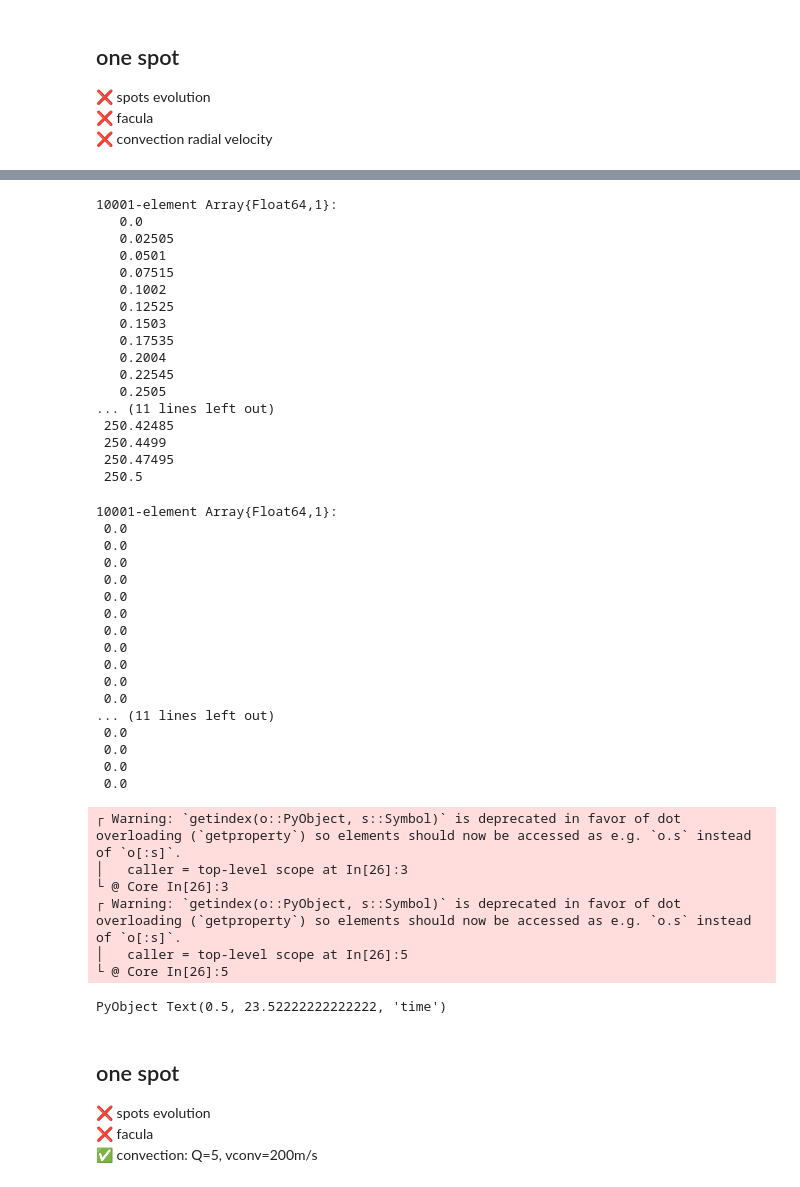
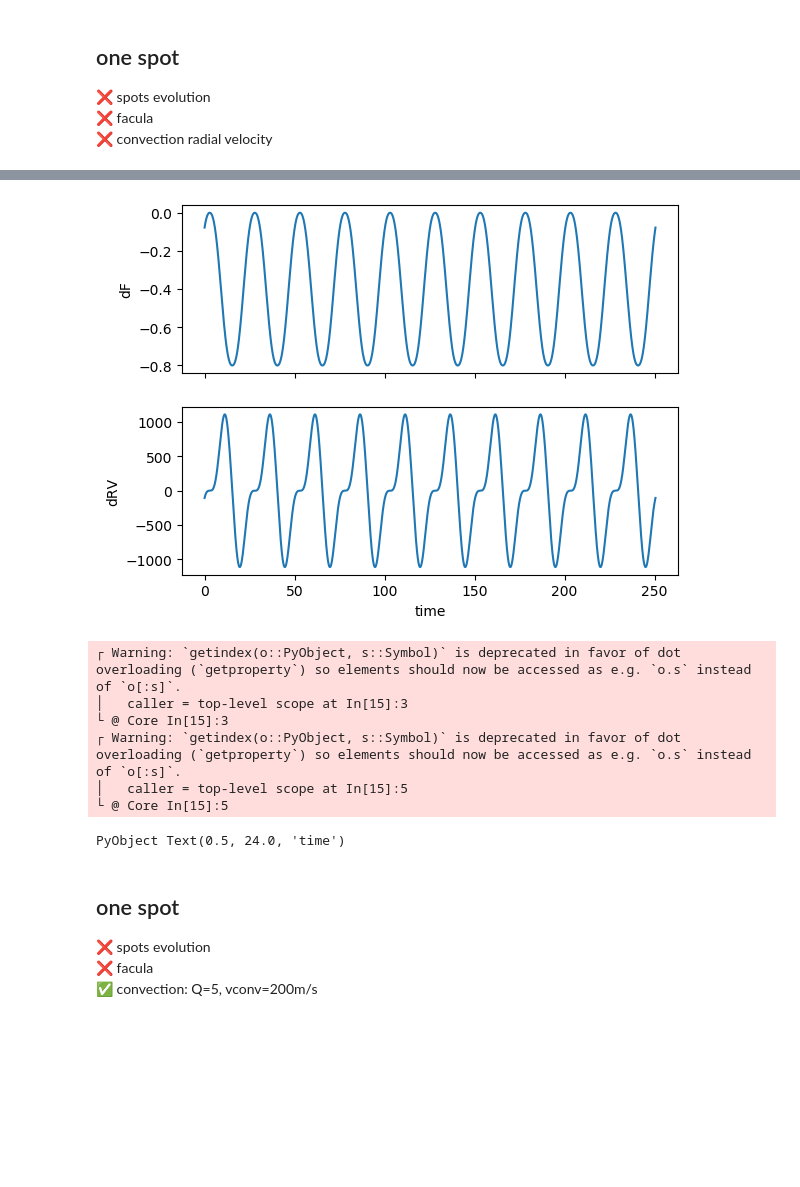
Before and after one commit to Li-Yangyang/Jspot, a Jupyter notebook: exmaple/examples.ipynb, the cells around one changed output, grey strips where cells are left out. Cells and saved outputs as stored; diff of their text form; code cells hidden in the pictures; blank space fills up the shorter version.

```diff
--- a/exmaple/examples.ipynb
+++ b/exmaple/examples.ipynb
@@ -58,63 +40,22 @@ dF, dRV, BIS = simulation(structs;nper=10, comb=true)
 # %%
 using PyPlot
-# %%
-tmin = 0.0
-tmax = 25.05 * 10
-t = Array(tmin:25.05/1000:tmax)
-# %% [output]
-10001-element Array{Float64,1}:
-   0.0
-   0.02505
-   0.0501
-   0.07515
-   0.1002
-   0.12525
-   0.1503
-   0.17535
-   0.2004
-   0.22545
-   0.2505
-... (11 lines left out)
- 250.42485
- 250.4499
- 250.47495
- 250.5
-# %%
-vec(dF)
-# %% [output]
-10001-element Array{Float64,1}:
- 0.0
- 0.0
- 0.0
- 0.0
- 0.0
- 0.0
- 0.0
- 0.0
- 0.0
- 0.0
- 0.0
-... (11 lines left out)
- 0.0
- 0.0
- 0.0
- 0.0
 # %%
-pygui(true)
+#pygui(true)
 fig, ax = subplots(2,1, sharex = true)
 ax[1,1][:plot](t, transpose(dF))
 ax[1,1].set_ylabel("dF")
 ax[2,1][:plot](t, transpose(dRV))
 ax[2,1].set_ylabel("dRV")
 ax[2,1].set_xlabel("time")
 # %% [output]
+[figure, added]
 ┌ Warning: `getindex(o::PyObject, s::Symbol)` is deprecated in favor of dot overloading (`getproperty`) so elements should now be accessed as e.g. `o.s` instead of `o[:s]`.
-│   caller = top-level scope at In[26]:3
-└ @ Core In[26]:3
+│   caller = top-level scope at In[15]:3
+└ @ Core In[15]:3
 ┌ Warning: `getindex(o::PyObject, s::Symbol)` is deprecated in favor of dot overloading (`getproperty`) so elements should now be accessed as e.g. `o.s` instead of `o[:s]`.
-│   caller = top-level scope at In[26]:5
-└ @ Core In[26]:5
+│   caller = top-level scope at In[15]:5
+└ @ Core In[15]:5
-PyObject Text(0.5, 23.52222222222222, 'time')
+PyObject Text(0.5, 24.0, 'time')
 # %% [markdown]
 ## one spot
 ❌ spots evolution <br>
```
Also changed, not shown: parts of 19 cells of this notebook, 18 other files.
